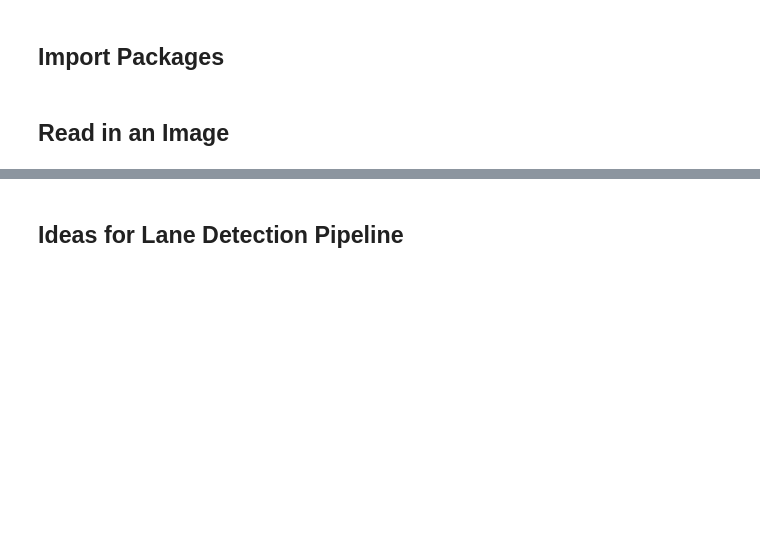
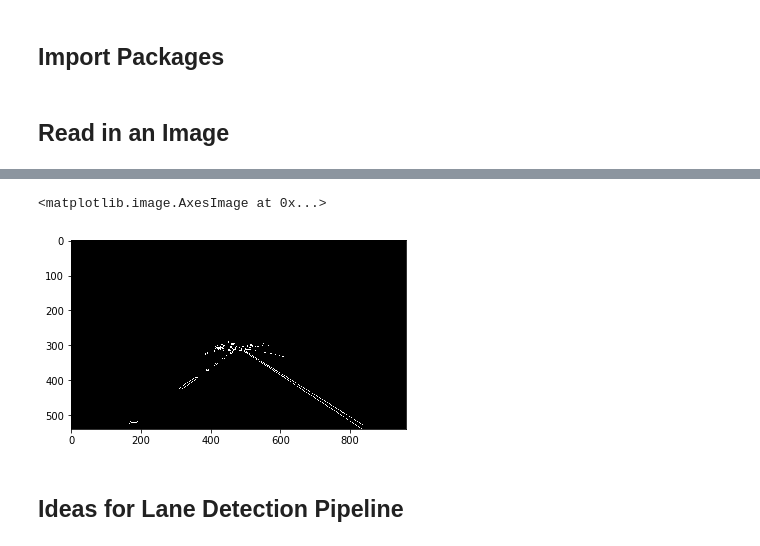
Before and after one commit to iamkakadong/Udacity-SDCND-LaneLines, a Jupyter notebook: P1.ipynb, the cells around one changed output, grey strips where cells are left out. Cells and saved outputs as stored; diff of their text form; code cells hidden in the pictures; blank space fills up the shorter version.

```diff
--- a/P1.ipynb
+++ b/P1.ipynb
@@ -59,3 +70,23 @@ plt.imshow(image)  # if you wanted to show a single color channel image called '
+# %%
+# im_range
+# image_filtered = cv2.bitwise_and(image, image, mask=im_range)
+# image_filtered = cv2.bitwise_and(image, image)
+image_filtered = image
+im_gray = grayscale(image_filtered)
+# plt.show(image_filtered)
+# image_filtered
+plt.imshow(image)
+# plt.imshow(image_filtered)
+# image_filtered.shape
+image_blur = gaussian_blur(im_gray, 3)
+plt.imshow(image_blur, cmap='gray')
+image_edge = canny(image_blur, 80, 160)
+plt.imshow(image_edge, cmap='Greys_r')
+roi = region_of_interest(image_edge, np.array([[(100, M), (450, 275), (550, 275), (850, M)]]))
+plt.imshow(roi, cmap='gray')
+# %% [output]
+<matplotlib.image.AxesImage at 0x...>
+[figure, added]
 # %% [markdown]
 ## Ideas for Lane Detection Pipeline
 # %% [markdown]
```
Also changed, not shown: parts of 7 cells of this notebook.
